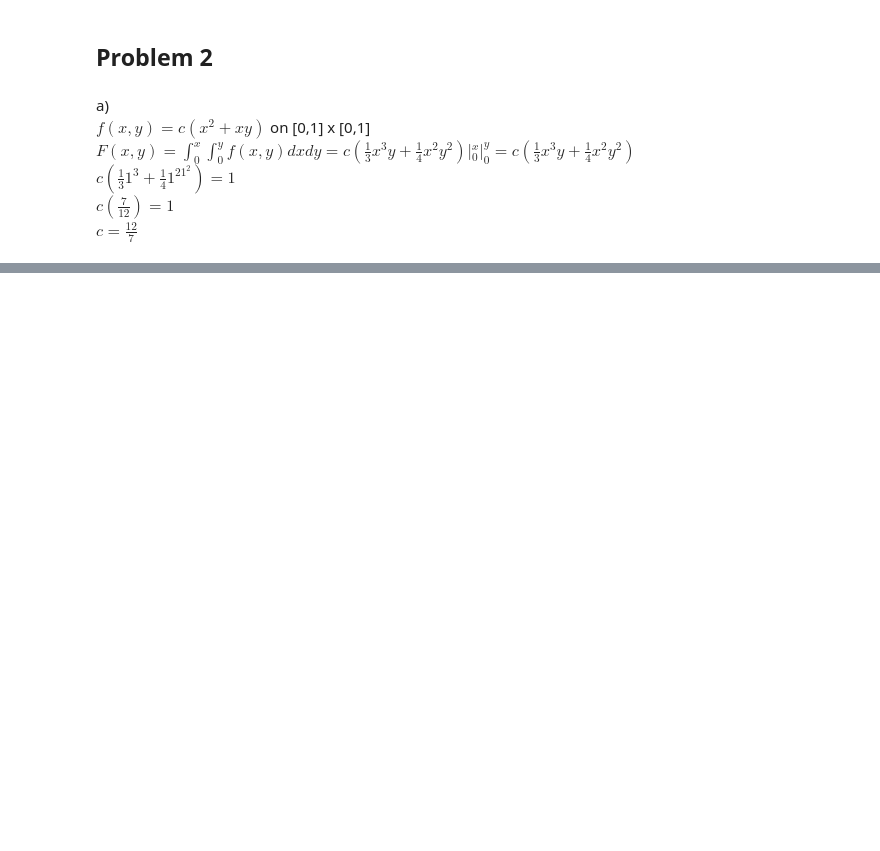
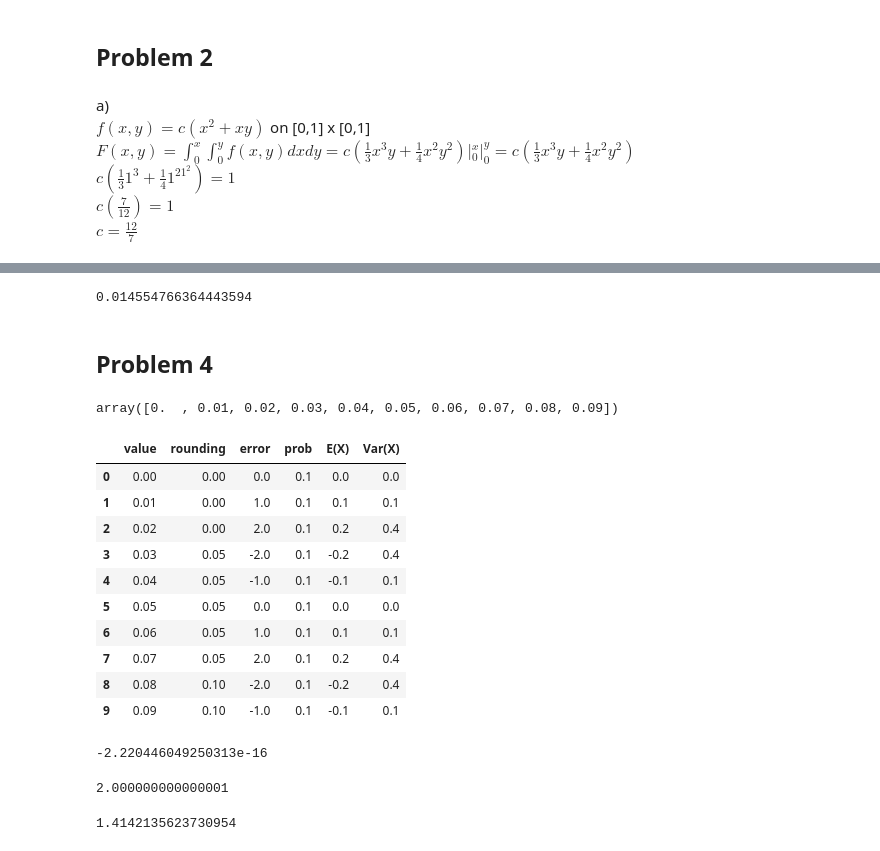
Before and after one commit to Lukasz-Cesarski/mit1805, a Jupyter notebook: Assignment4.ipynb, the cells around one changed output, grey strips where cells are left out. Drawn from its saved outputs; the diff is of its cells as text; code cells hidden in the pictures; blank space fills up the shorter version.

```diff
--- a/Assignment4.ipynb
+++ b/Assignment4.ipynb
@@ -62,0 +77,3 @@ $ c = \frac{12}{7}$
+# %%
+x=0.5
+c*(1/3*x**3 + 1/4*x**2)
@@ -62,0 +224,6 @@ $ c = \frac{12}{7}$
+# %%
+norm.cdf(-2.182)
+# %% [output]
+0.014554766364443594
+# %% [markdown]
+## Problem 4
@@ -62,0 +233,40 @@ $ c = \frac{12}{7}$
+# %%
+values = np.array([x for x in range(10)])/100
+values
+# %% [output]
+array([0.  , 0.01, 0.02, 0.03, 0.04, 0.05, 0.06, 0.07, 0.08, 0.09])
+# %%
+df = pd.DataFrame(values, columns=['value'])
+df['rounding'] = round(df['value']/0.05, 0) * 0.05
+df['error'] = (df['value'] - df['rounding'])*100
+df['prob'] = 0.1
+df['E(X)'] =  df['error'] * df['prob']
+df['Var(X)'] = df['error']**2 * df['prob']
+df
+# %% [output]
+|  | value | rounding | error | prob | E(X) | Var(X) |
+| 0 | 0.00 | 0.00 | 0.0 | 0.1 | 0.0 | 0.0 |
+| 1 | 0.01 | 0.00 | 1.0 | 0.1 | 0.1 | 0.1 |
+| 2 | 0.02 | 0.00 | 2.0 | 0.1 | 0.2 | 0.4 |
+| 3 | 0.03 | 0.05 | -2.0 | 0.1 | -0.2 | 0.4 |
+| 4 | 0.04 | 0.05 | -1.0 | 0.1 | -0.1 | 0.1 |
+| 5 | 0.05 | 0.05 | 0.0 | 0.1 | 0.0 | 0.0 |
+| 6 | 0.06 | 0.05 | 1.0 | 0.1 | 0.1 | 0.1 |
+| 7 | 0.07 | 0.05 | 2.0 | 0.1 | 0.2 | 0.4 |
+| 8 | 0.08 | 0.10 | -2.0 | 0.1 | -0.2 | 0.4 |
+| 9 | 0.09 | 0.10 | -1.0 | 0.1 | -0.1 | 0.1 |
+# %%
+E_X = df['E(X)'].sum()
+E_X
+# %% [output]
+-2.220446049250313e-16
+# %%
+Var_X = df['Var(X)'].sum()
+Var_X
+# %% [output]
+2.000000000000001
+# %%
+sigma_X = Var_X**0.5
+sigma_X
+# %% [output]
+1.4142135623730954
```
Also changed, not shown: parts of 51 cells of this notebook.
